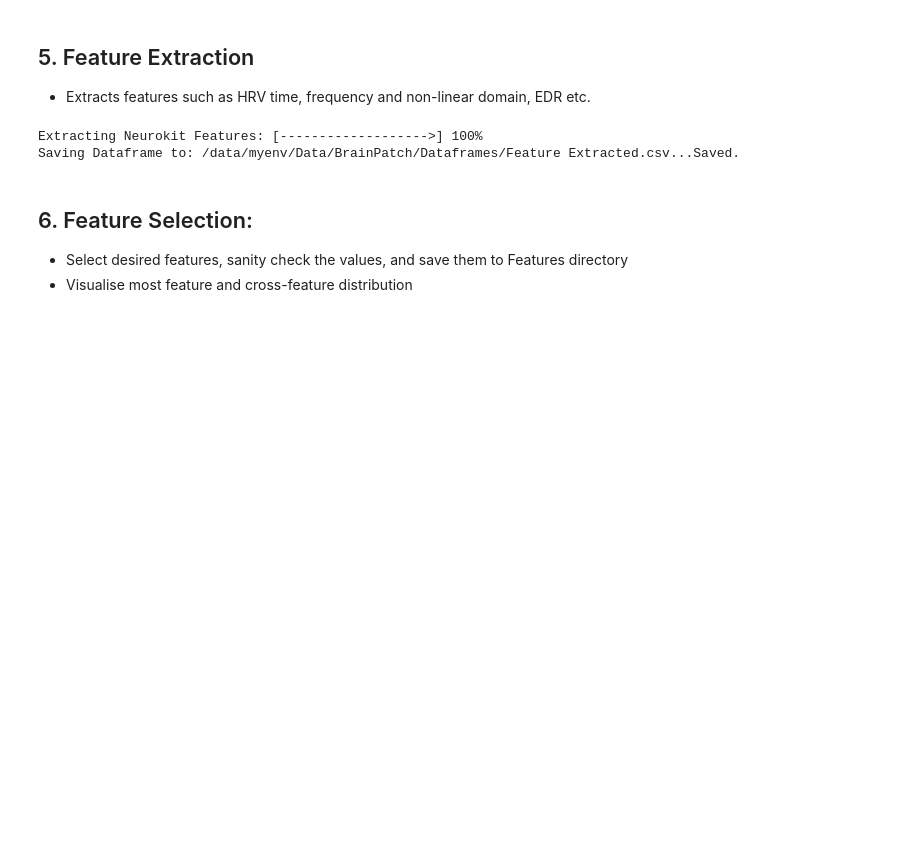
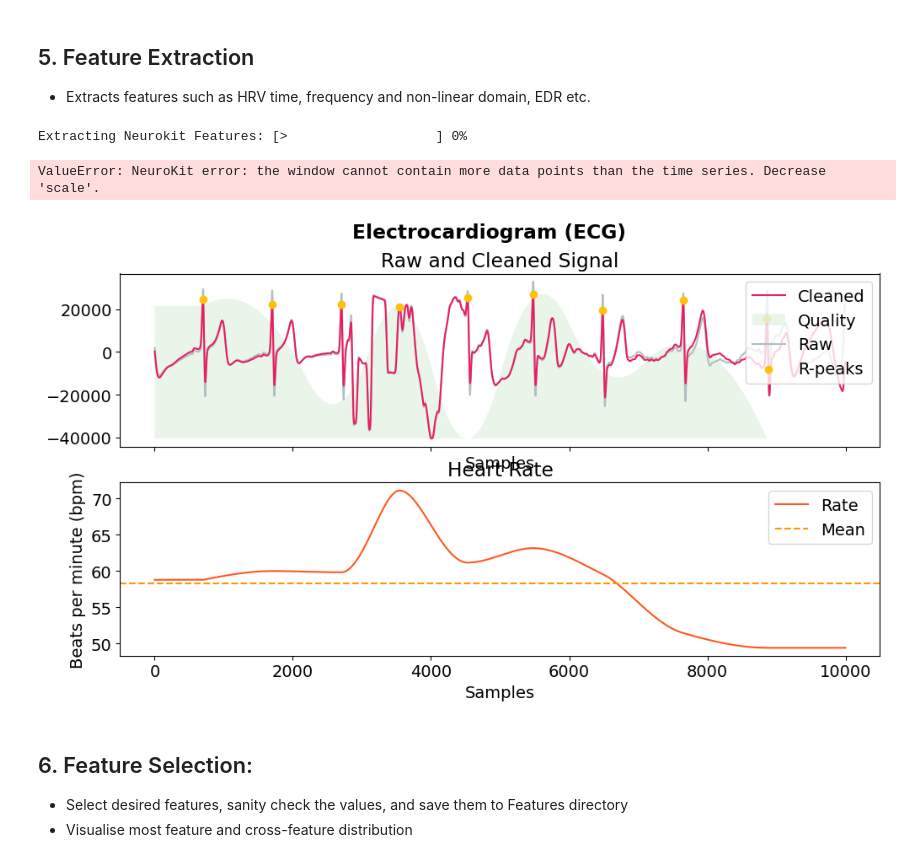
Before and after one commit to WillPowellUk/ECG-Stress-Classifier, a Jupyter notebook: ECG Stress Classifier.ipynb, the cells around one changed output. Drawn from its saved outputs; the diff is of its cells as text; code cells hidden in the pictures; blank space fills up the shorter version.

```diff
--- a/ECG Stress Classifier.ipynb
+++ b/ECG Stress Classifier.ipynb
@@ -476,11 +491,12 @@ class FeatureExtraction():
         Utilities.progress_bar('Extracting Neurokit Features', index, index)
 # %%
 fe = FeatureExtraction(pp.preprocessed_ECG, pp.window_samples, pp.sampling_frequency)
-fe.get_neurokit_features(EDR=False, show_plot=True)
-Utilities.save_dataframe(fe.feature_extracted_ECG, dataframe_path, 'Feature Extracted')
+fe.get_neurokit_features(ECG=True, EDR=True, show_plot=True)
+Utilities.save_dataframe(fe.feature_extracted_ECG, dataframe_path, 'Feature Extracted HRV_ECG_EDA')
 # %% [output]
-Extracting Neurokit Features: [------------------->] 100%
-Saving Dataframe to: /data/myenv/Data/BrainPatch/Dataframes/Feature Extracted.csv...Saved.
+Extracting Neurokit Features: [>                   ] 0%
+ValueError: NeuroKit error: the window cannot contain more data points than the time series. Decrease 'scale'.
+[figure, added]
 # %% [markdown]
 ## 6. Feature Selection:
 * Select desired features, sanity check the values, and save them to Features directory
```
Also changed, not shown: parts of 2 cells of this notebook.
